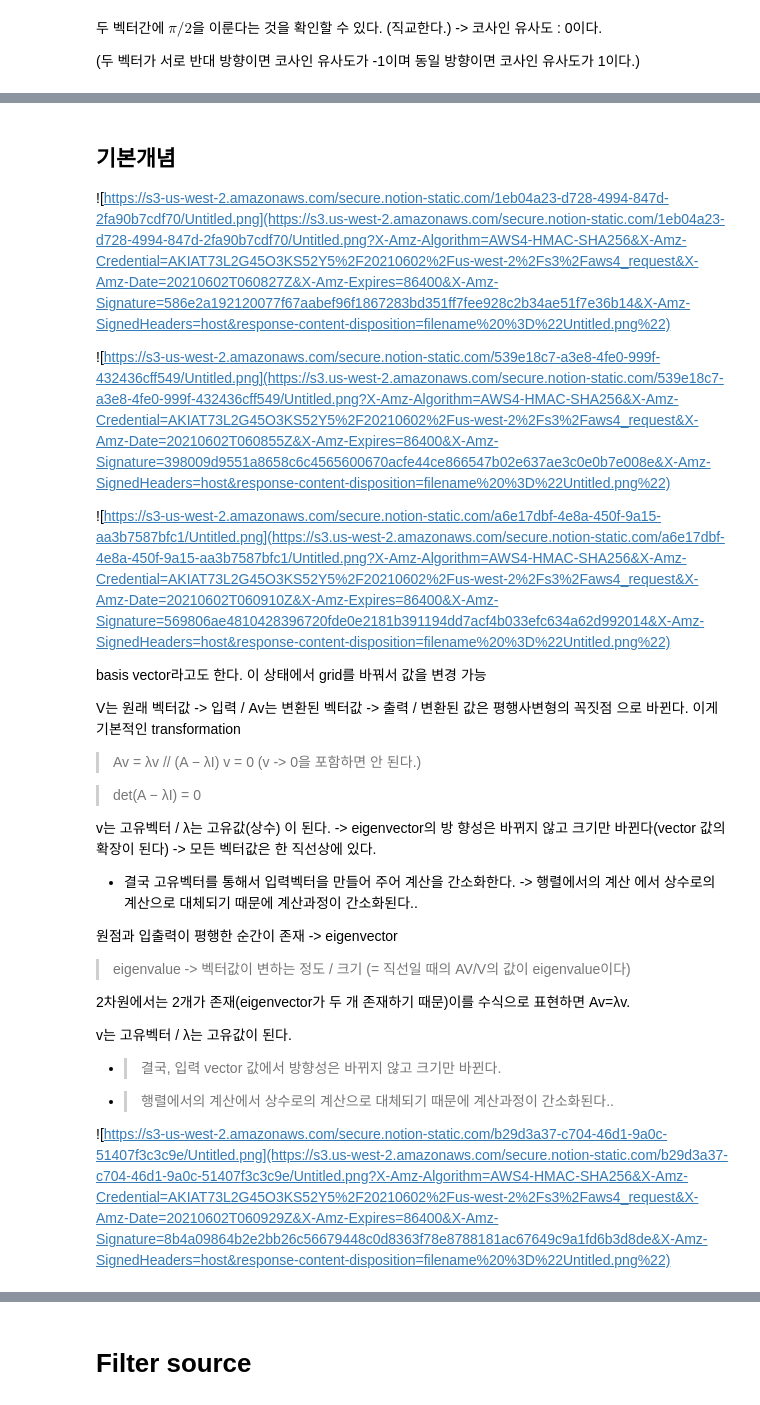
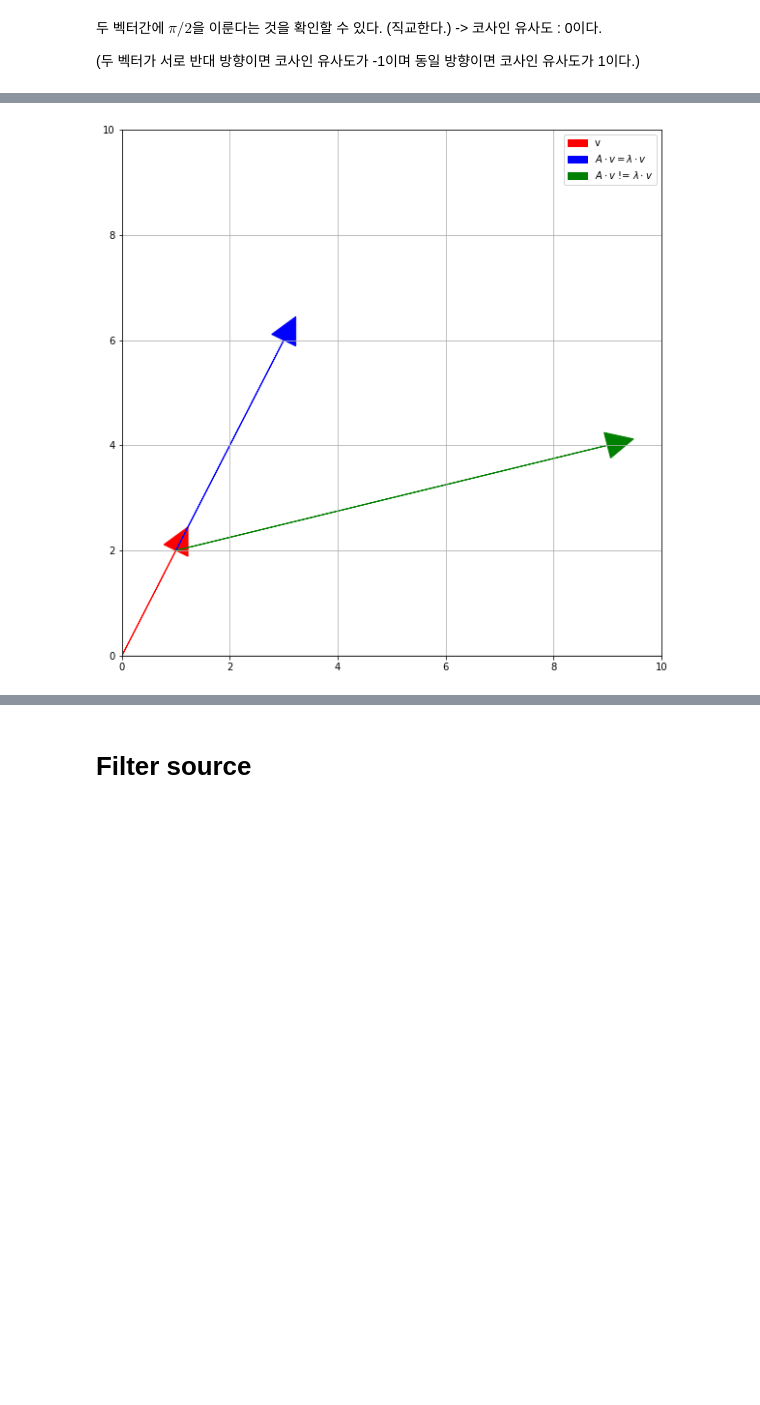
Before and after one commit to TaeYongGong/class2021Spring, a Jupyter notebook: sound.ipynb, the cells around one changed output, grey strips where cells are left out. Cells and saved outputs as stored; diff of their text form; code cells hidden in the pictures; blank space fills up the shorter version.

```diff
--- a/sound.ipynb
+++ b/sound.ipynb
@@ -1864,33 +1886,18 @@ vector_plot([p0,p1,p2])
-# %% [markdown]
-## 기본개념
-
-![https://s3-us-west-2.amazonaws.com/secure.notion-static.com/1eb04a23-d728-4994-847d-2fa90b7cdf70/Untitled.png](https://s3.us-west-2.amazonaws.com/secure.notion-static.com/1eb04a23-d728-4994-847d-2fa90b7cdf70/Untitled.png?X-Amz-Algorithm=AWS4-HMAC-SHA256&X-Amz-Credential=AKIAT73L2G45O3KS52Y5%2F20210602%2Fus-west-2%2Fs3%2Faws4_request&X-Amz-Date=20210602T060827Z&X-Amz-Expires=86400&X-Amz-Signature=586e2a192120077f67aabef96f1867283bd351ff7fee928c2b34ae51f7e36b14&X-Amz-SignedHeaders=host&response-content-disposition=filename%20%3D%22Untitled.png%22)
-
-![https://s3-us-west-2.amazonaws.com/secure.notion-static.com/539e18c7-a3e8-4fe0-999f-432436cff549/Untitled.png](https://s3.us-west-2.amazonaws.com/secure.notion-static.com/539e18c7-a3e8-4fe0-999f-432436cff549/Untitled.png?X-Amz-Algorithm=AWS4-HMAC-SHA256&X-Amz-Credential=AKIAT73L2G45O3KS52Y5%2F20210602%2Fus-west-2%2Fs3%2Faws4_request&X-Amz-Date=20210602T060855Z&X-Amz-Expires=86400&X-Amz-Signature=398009d9551a8658c6c4565600670acfe44ce866547b02e637ae3c0e0b7e008e&X-Amz-SignedHeaders=host&response-content-disposition=filename%20%3D%22Untitled.png%22)
-
-![https://s3-us-west-2.amazonaws.com/secure.notion-static.com/a6e17dbf-4e8a-450f-9a15-aa3b7587bfc1/Untitled.png](https://s3.us-west-2.amazonaws.com/secure.notion-static.com/a6e17dbf-4e8a-450f-9a15-aa3b7587bfc1/Untitled.png?X-Amz-Algorithm=AWS4-HMAC-SHA256&X-Amz-Credential=AKIAT73L2G45O3KS52Y5%2F20210602%2Fus-west-2%2Fs3%2Faws4_request&X-Amz-Date=20210602T060910Z&X-Amz-Expires=86400&X-Amz-Signature=569806ae4810428396720fde0e2181b391194dd7acf4b033efc634a62d992014&X-Amz-SignedHeaders=host&response-content-disposition=filename%20%3D%22Untitled.png%22)
-
-basis vector라고도 한다. 이 상태에서 grid를 바꿔서 값을 변경 가능
-
-V는 원래 벡터값 -> 입력 / Av는 변환된 벡터값 -> 출력 / 변환된 값은 평행사변형의 꼭짓점 으로 바뀐다. 이게 기본적인 transformation
-
-> Av = λv // (A − λI) v = 0 (v -> 0을 포함하면 안 된다.)
-
-> det(A − λI) = 0
-
-v는 고유벡터 <eigenvector> / λ는 고유값(상수) <eigenvalue>이 된다. -> eigenvector의 방 향성은 바뀌지 않고 크기만 바뀐다(vector 값의 확장이 된다) -> 모든 벡터값은 한 직선상에 있다.
-
-- 결국 고유벡터를 통해서 입력벡터을 만들어 주어 계산을 간소화한다. -> 행렬에서의 계산 에서 상수로의 계산으로 대체되기 때문에 계산과정이 간소화된다..
-
-원점과 입출력이 평행한 순간이 존재 -> eigenvector
-
-> eigenvalue -> 벡터값이 변하는 정도 / 크기 (= 직선일 때의 AV/V의 값이 eigenvalue이다)
-
-2차원에서는 2개가 존재(eigenvector가 두 개 존재하기 때문)이를 수식으로 표현하면 Av=λv.
-
-v는 고유벡터 / λ는 고유값이 된다.
-
-- > 결국, 입력 vector 값에서 방향성은 바뀌지 않고 크기만 바뀐다.
-- > 행렬에서의 계산에서 상수로의 계산으로 대체되기 때문에 계산과정이 간소화된다..
-
-![https://s3-us-west-2.amazonaws.com/secure.notion-static.com/b29d3a37-c704-46d1-9a0c-51407f3c3c9e/Untitled.png](https://s3.us-west-2.amazonaws.com/secure.notion-static.com/b29d3a37-c704-46d1-9a0c-51407f3c3c9e/Untitled.png?X-Amz-Algorithm=AWS4-HMAC-SHA256&X-Amz-Credential=AKIAT73L2G45O3KS52Y5%2F20210602%2Fus-west-2%2Fs3%2Faws4_request&X-Amz-Date=20210602T060929Z&X-Amz-Expires=86400&X-Amz-Signature=8b4a09864b2e2bb26c56679448c0d8363f78e8788181ac67649c9a1fd6b3d8de&X-Amz-SignedHeaders=host&response-content-disposition=filename%20%3D%22Untitled.png%22)
+# %%
+a = [1,2]
+b,c,d = 2,8,1
+plt.figure(figsize=(10,10))
+plt.xlim(0,10)
+plt.ylim(0,10)
+
+a1 = plt.arrow(0, 0, a[0], a[1], head_width = .5, head_length = .5, color = 'red')
+a2 = plt.arrow(a[0], a[1], b*a[0], b*a[1], head_width = .5, head_length = .5, color = 'blue')
+a3 = plt.arrow(a[0], a[1], c*a[0], d*a[1], head_width = .5, head_length = .5, color = 'green')
+
+plt.axhline(0, color='gray', alpha = 0.3)
+plt.axvline(0, color='gray', alpha = 0.3)
+plt.legend([a1,a2,a3,],["v","$A \cdot v=\lambda \cdot v$",'$A\cdot v$ != $\lambda \cdot v$',])
+plt.grid()
+plt.show()
+# %% [output]
+[figure, added]
```
Also changed, not shown: parts of 11 cells of this notebook.
